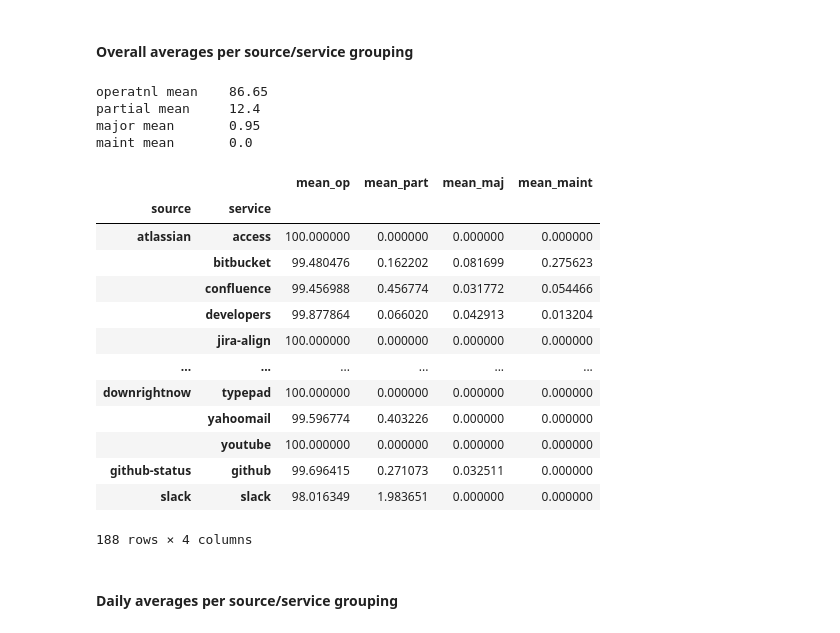
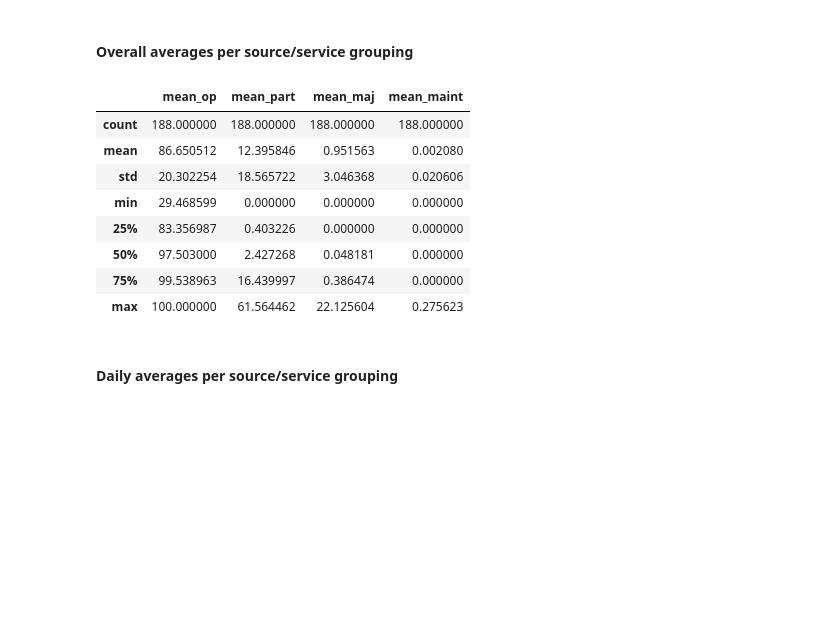
Before and after one commit to shanemin/thesis-msc-cloud-failures, a Jupyter notebook: scripts/stats/analysis.ipynb, the cells around one changed output. Cells and saved outputs as stored; diff of their text form; code cells hidden in the pictures; blank space fills up the shorter version.

```diff
--- a/scripts/stats/analysis.ipynb
+++ b/scripts/stats/analysis.ipynb
@@ -125,30 +125,17 @@ maintnce sum: 160       pct: 0.01
 #### Overall averages per source/service grouping
 # %%
 df_mean = df.groupby(['source','service']).agg(mean_op=('operational_pct',np.mean), mean_part=('partial_pct',np.mean), mean_maj=('major_pct',np.mean), mean_maint=('maint_pct',np.mean))
-print('operatnl mean\t', round(df_mean['mean_op'].mean(), 2))
-print('partial mean\t', round(df_mean['mean_part'].mean(), 2))
-print('major mean\t', round(df_mean['mean_maj'].mean(), 2))
-print('maint mean\t', round(df_mean['mean_maint'].mean(), 2))
-df_mean
+df_mean.describe()
 # %% [output]
-operatnl mean    86.65
-partial mean     12.4
-major mean       0.95
-maint mean       0.0
-|  |  | mean_op | mean_part | mean_maj | mean_maint |
-| source | service |  |  |  |  |
-| atlassian | access | 100.000000 | 0.000000 | 0.000000 | 0.000000 |
-|  | bitbucket | 99.480476 | 0.162202 | 0.081699 | 0.275623 |
-|  | confluence | 99.456988 | 0.456774 | 0.031772 | 0.054466 |
-|  | developers | 99.877864 | 0.066020 | 0.042913 | 0.013204 |
-|  | jira-align | 100.000000 | 0.000000 | 0.000000 | 0.000000 |
-| ... | ... | ... | ... | ... | ... |
-| downrightnow | typepad | 100.000000 | 0.000000 | 0.000000 | 0.000000 |
-|  | yahoomail | 99.596774 | 0.403226 | 0.000000 | 0.000000 |
-|  | youtube | 100.000000 | 0.000000 | 0.000000 | 0.000000 |
-| github-status | github | 99.696415 | 0.271073 | 0.032511 | 0.000000 |
-| slack | slack | 98.016349 | 1.983651 | 0.000000 | 0.000000 |
+|  | mean_op | mean_part | mean_maj | mean_maint |
+| count | 188.000000 | 188.000000 | 188.000000 | 188.000000 |
+| mean | 86.650512 | 12.395846 | 0.951563 | 0.002080 |
+| std | 20.302254 | 18.565722 | 3.046368 | 0.020606 |
+| min | 29.468599 | 0.000000 | 0.000000 | 0.000000 |
+| 25% | 83.356987 | 0.403226 | 0.000000 | 0.000000 |
+| 50% | 97.503000 | 2.427268 | 0.048181 | 0.000000 |
+| 75% | 99.538963 | 16.439997 | 0.386474 | 0.000000 |
+| max | 100.000000 | 61.564462 | 22.125604 | 0.275623 |
-188 rows × 4 columns
 # %% [markdown]
 #### Daily averages per source/service grouping
 # %%
```
Also changed, not shown: parts of 5 cells of this notebook.
